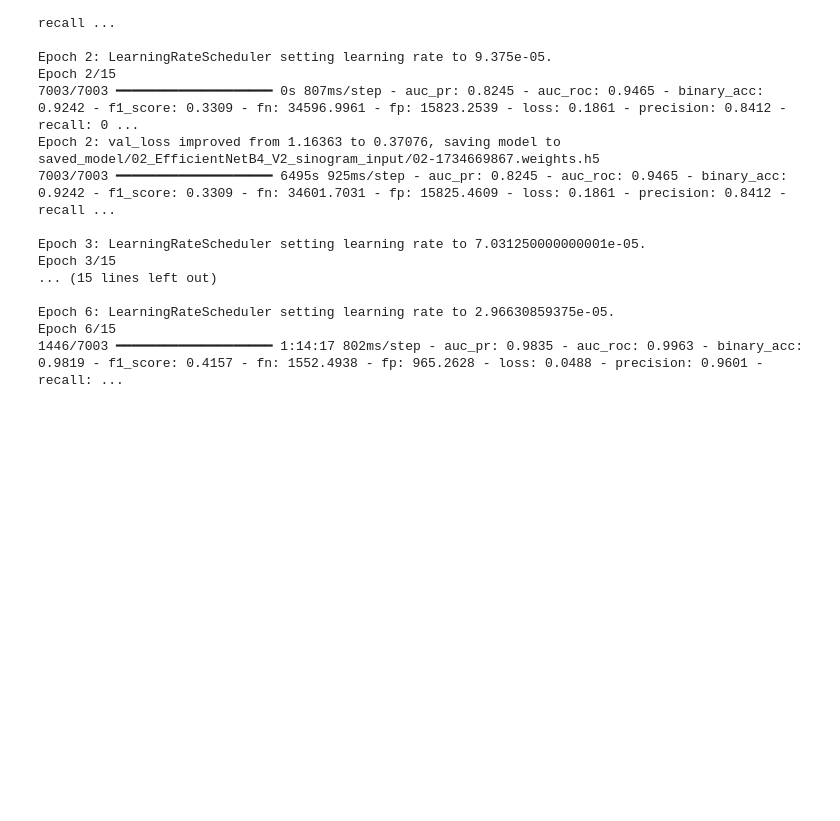
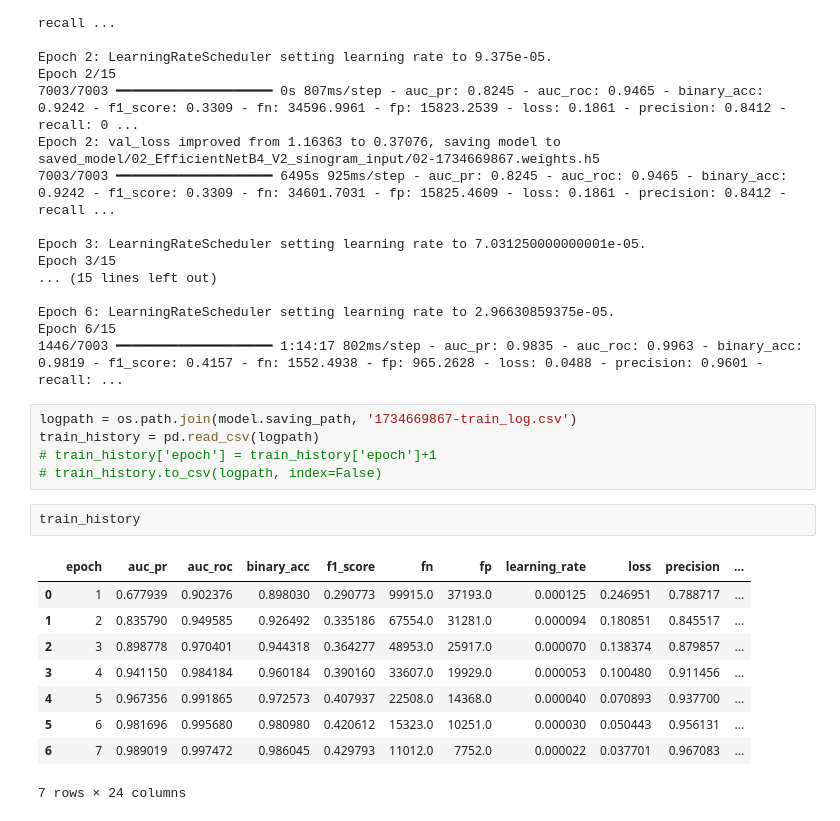
Before and after one commit to rtanx/ich-classification, a Jupyter notebook: efficientnetv2/efb4_multilabel_sino.ipynb, the cells around one changed output. Drawn from its saved outputs; the diff is of its cells as text; blank space fills up the shorter version.

```diff
--- a/efficientnetv2/efb4_multilabel_sino.ipynb
+++ b/efficientnetv2/efb4_multilabel_sino.ipynb
@@ -316,3 +317,20 @@ Epoch 3/15
 Epoch 6: LearningRateScheduler setting learning rate to 2.96630859375e-05.
 Epoch 6/15
 1446/7003 ━━━━━━━━━━━━━━━━━━━━ 1:14:17 802ms/step - auc_pr: 0.9835 - auc_roc: 0.9963 - binary_acc: 0.9819 - f1_score: 0.4157 - fn: 1552.4938 - fp: 965.2628 - loss: 0.0488 - precision: 0.9601 - recall: ...
+# %%
+logpath = os.path.join(model.saving_path, '1734669867-train_log.csv')
+train_history = pd.read_csv(logpath)
+# train_history['epoch'] = train_history['epoch']+1
+# train_history.to_csv(logpath, index=False)
+# %%
+train_history
+# %% [output]
+|  | epoch | auc_pr | auc_roc | binary_acc | f1_score | fn | fp | learning_rate | loss | precision | ... |
+| 0 | 1 | 0.677939 | 0.902376 | 0.898030 | 0.290773 | 99915.0 | 37193.0 | 0.000125 | 0.246951 | 0.788717 | ... |
+| 1 | 2 | 0.835790 | 0.949585 | 0.926492 | 0.335186 | 67554.0 | 31281.0 | 0.000094 | 0.180851 | 0.845517 | ... |
+| 2 | 3 | 0.898778 | 0.970401 | 0.944318 | 0.364277 | 48953.0 | 25917.0 | 0.000070 | 0.138374 | 0.879857 | ... |
+| 3 | 4 | 0.941150 | 0.984184 | 0.960184 | 0.390160 | 33607.0 | 19929.0 | 0.000053 | 0.100480 | 0.911456 | ... |
+| 4 | 5 | 0.967356 | 0.991865 | 0.972573 | 0.407937 | 22508.0 | 14368.0 | 0.000040 | 0.070893 | 0.937700 | ... |
+| 5 | 6 | 0.981696 | 0.995680 | 0.980980 | 0.420612 | 15323.0 | 10251.0 | 0.000030 | 0.050443 | 0.956131 | ... |
+| 6 | 7 | 0.989019 | 0.997472 | 0.986045 | 0.429793 | 11012.0 | 7752.0 | 0.000022 | 0.037701 | 0.967083 | ... |
+7 rows × 24 columns
```
Also changed, not shown: parts of 7 cells of this notebook.
